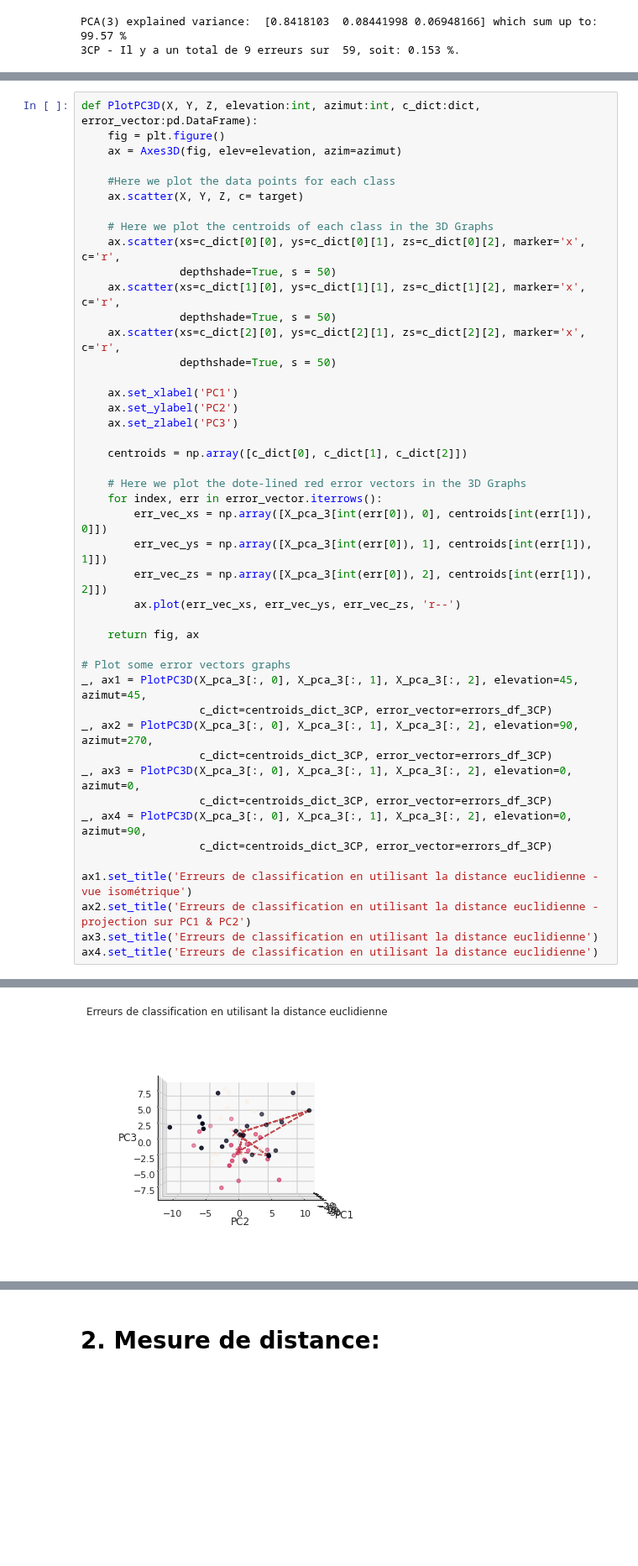
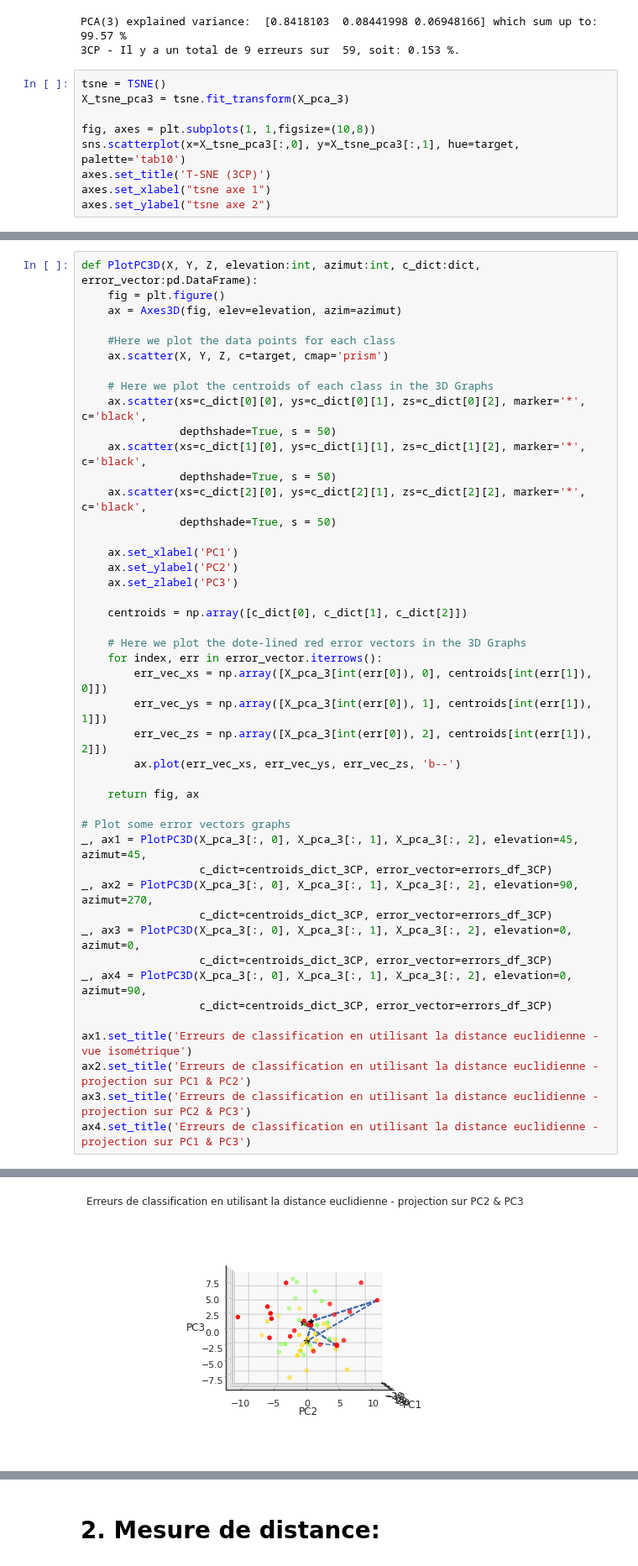
Before and after one commit to ggs22/IFT870-TP1, a Jupyter notebook: tp1.ipynb, the cells around one changed output, grey strips where cells are left out. Shown at 84% size. Cells and saved outputs as stored; diff of their text form; blank space fills up the shorter version.

```diff
--- a/tp1.ipynb
+++ b/tp1.ipynb
@@ -210,3 +249,12 @@ print("3CP - Il y a un total de {0} erreurs sur  {1}, soit: {2} %.".format(
 # %% [output]
 PCA(3) explained variance:  [0.8418103  0.08441998 0.06948166] which sum up to:  99.57 %
 3CP - Il y a un total de 9 erreurs sur  59, soit: 0.153 %.
+# %%
+tsne = TSNE()
+X_tsne_pca3 = tsne.fit_transform(X_pca_3)
+
+fig, axes = plt.subplots(1, 1,figsize=(10,8))
+sns.scatterplot(x=X_tsne_pca3[:,0], y=X_tsne_pca3[:,1], hue=target, palette='tab10')
+axes.set_title('T-SNE (3CP)')
+axes.set_xlabel("tsne axe 1")
+axes.set_ylabel("tsne axe 2")
@@ -220,14 +271,14 @@ def PlotPC3D(X, Y, Z, elevation:int, azimut:int, c_dict:dict, error_vector:pd.Da
     ax = Axes3D(fig, elev=elevation, azim=azimut)
 
     #Here we plot the data points for each class
-    ax.scatter(X, Y, Z, c= target)
+    ax.scatter(X, Y, Z, c=target, cmap='prism')
 
     # Here we plot the centroids of each class in the 3D Graphs
-    ax.scatter(xs=c_dict[0][0], ys=c_dict[0][1], zs=c_dict[0][2], marker='x', c='r',
+    ax.scatter(xs=c_dict[0][0], ys=c_dict[0][1], zs=c_dict[0][2], marker='*', c='black',
                depthshade=True, s = 50)
-    ax.scatter(xs=c_dict[1][0], ys=c_dict[1][1], zs=c_dict[1][2], marker='x', c='r',
+    ax.scatter(xs=c_dict[1][0], ys=c_dict[1][1], zs=c_dict[1][2], marker='*', c='black',
                depthshade=True, s = 50)
-    ax.scatter(xs=c_dict[2][0], ys=c_dict[2][1], zs=c_dict[2][2], marker='x', c='r',
+    ax.scatter(xs=c_dict[2][0], ys=c_dict[2][1], zs=c_dict[2][2], marker='*', c='black',
                depthshade=True, s = 50)
 
     ax.set_xlabel('PC1')
@@ -241,7 +292,7 @@ def PlotPC3D(X, Y, Z, elevation:int, azimut:int, c_dict:dict, error_vector:pd.Da
         err_vec_xs = np.array([X_pca_3[int(err[0]), 0], centroids[int(err[1]), 0]])
         err_vec_ys = np.array([X_pca_3[int(err[0]), 1], centroids[int(err[1]), 1]])
         err_vec_zs = np.array([X_pca_3[int(err[0]), 2], centroids[int(err[1]), 2]])
-        ax.plot(err_vec_xs, err_vec_ys, err_vec_zs, 'r--')
+        ax.plot(err_vec_xs, err_vec_ys, err_vec_zs, 'b--')
 
     return fig, ax
 
@@ -257,6 +308,6 @@ _, ax4 = PlotPC3D(X_pca_3[:, 0], X_pca_3[:, 1], X_pca_3[:, 2], elevation=0, azim
 
 ax1.set_title('Erreurs de classification en utilisant la distance euclidienne - vue isométrique')
 ax2.set_title('Erreurs de classification en utilisant la distance euclidienne - projection sur PC1 & PC2')
-ax3.set_title('Erreurs de classification en utilisant la distance euclidienne')
-ax4.set_title('Erreurs de classification en utilisant la distance euclidienne')
+ax3.set_title('Erreurs de classification en utilisant la distance euclidienne - projection sur PC2 & PC3')
+ax4.set_title('Erreurs de classification en utilisant la distance euclidienne - projection sur PC1 & PC3')
 # %% [output]
@@ -266 +317 @@ Text(0.5, 0.92, 'Erreurs de classification en utilisant la distance euclidienne'
-[figure, old version]
+[figure, new version]
```
Also changed, not shown: parts of 59 cells of this notebook.
